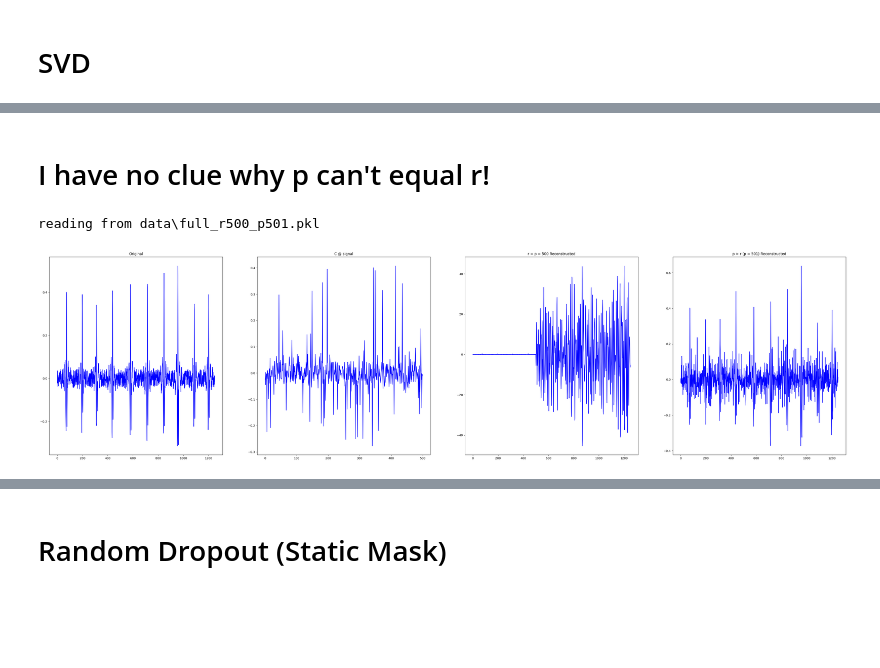
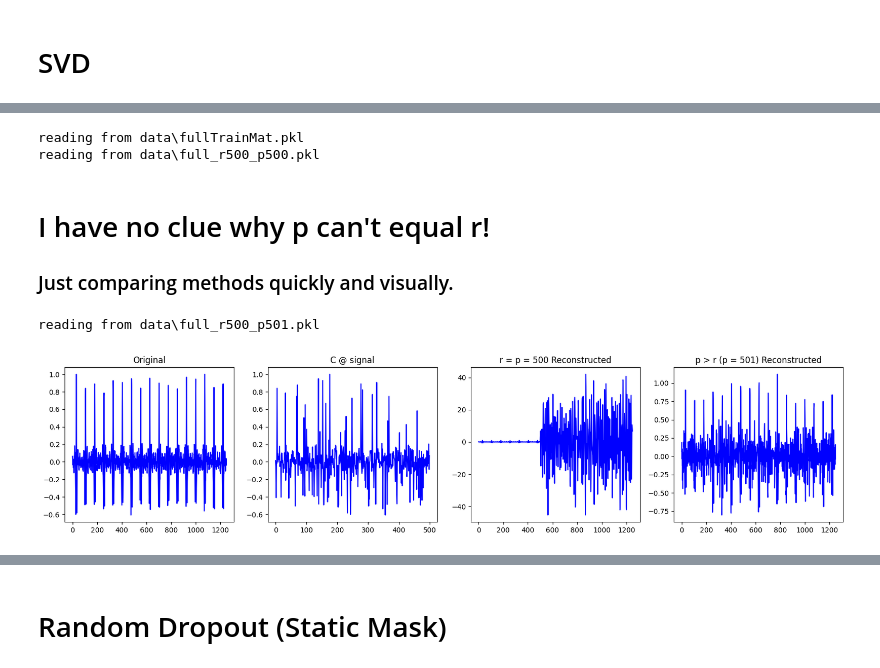
Before and after one commit to TheAgaveFairy/Summer24, a Jupyter notebook: playground/testrunner.ipynb, the cells around one changed output, grey strips where cells are left out. Saved outputs shown, nothing was run; the diff lists cells and outputs as text; code cells hidden in the pictures; blank space fills up the shorter version.

```diff
--- a/playground/testrunner.ipynb
+++ b/playground/testrunner.ipynb
@@ -309,31 +323,39 @@ r = 500
 p = r#+1
 fullTrainSignalMatrix = getFullTrainSignalMatrix()
 problemSetup = processData(fullTrainSignalMatrix, "full", r, p)
-r0,p0 = prepareData(problemSetup)
-print(r,r0, p,p0) # sanity check
+#r0,p0 = prepareData(problemSetup)
+#print(r,r0, p,p0) # sanity check
+# %% [output]
+reading from data\fullTrainMat.pkl
+reading from data\full_r500_p500.pkl
-# %% [markdown]
-# I have no clue why p can't equal r!
+# %% [markdown]
+# I have no clue why p can't equal r!
+### Just comparing methods quickly and visually.
 # %%
 problemSetupEqual = problemSetup
 problemSetupOne = processData(fullTrainSignalMatrix, "full", r, p+1)
-test, fi = getRandomAlignedSignal(good = True)
+test, fi = getRandomAlignedSignal()
 mseFinal, x_zero = measureAndReconstruct(problemSetupEqual, test)
 mseFinal, x_one = measureAndReconstruct(problemSetupOne, test)
-fig, ax = plt.subplots(1,4, figsize=(48,12))
+fig, ax = plt.subplots(1,4, figsize=(20,4))
 style = getStyle(fi)
 ax[0].plot(test, style)
 ax[0].set_title("Original")
+
 ax[1].plot(problemSetup.C @ test, style)
 ax[1].set_title("C @ signal")
+
 ax[2].plot(x_zero, style)
 ax[2].set_title("r = p = 500 Reconstructed")
+
 ax[3].plot(x_one, style)
 ax[3].set_title("p > r (p = 501) Reconstructed")
+
 plt.savefig("panhelp.png")
 plt.show()
 # %% [output]
 reading from data\full_r500_p501.pkl
-[figure, old version]
+[figure, new version]
 # %%
 ans, bat_name = batGen(p, mode = "trunc", sampleRate = 1.0, length = p, model="avgpool")
 print(bat_name)
```
Also changed, not shown: parts of 6 cells of this notebook, 9 other files.
